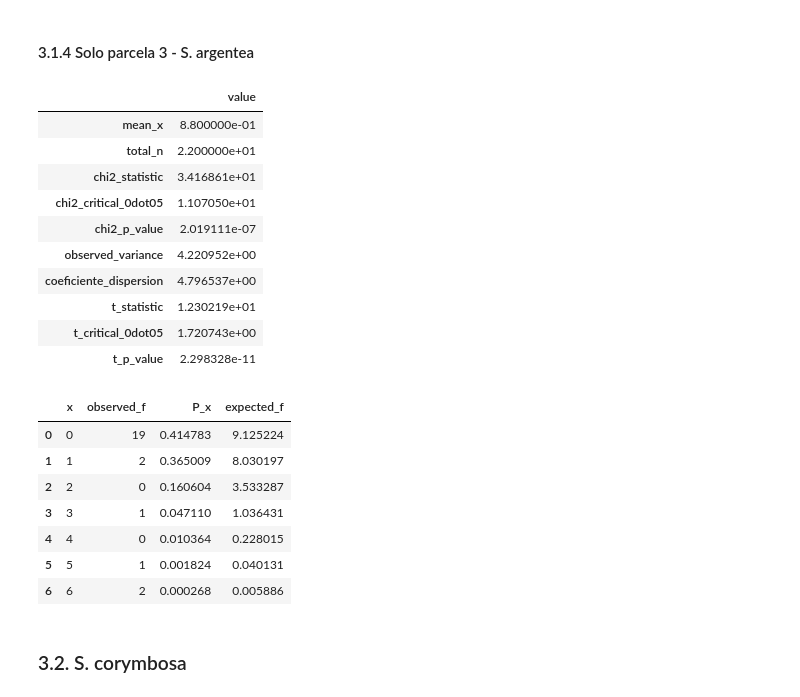
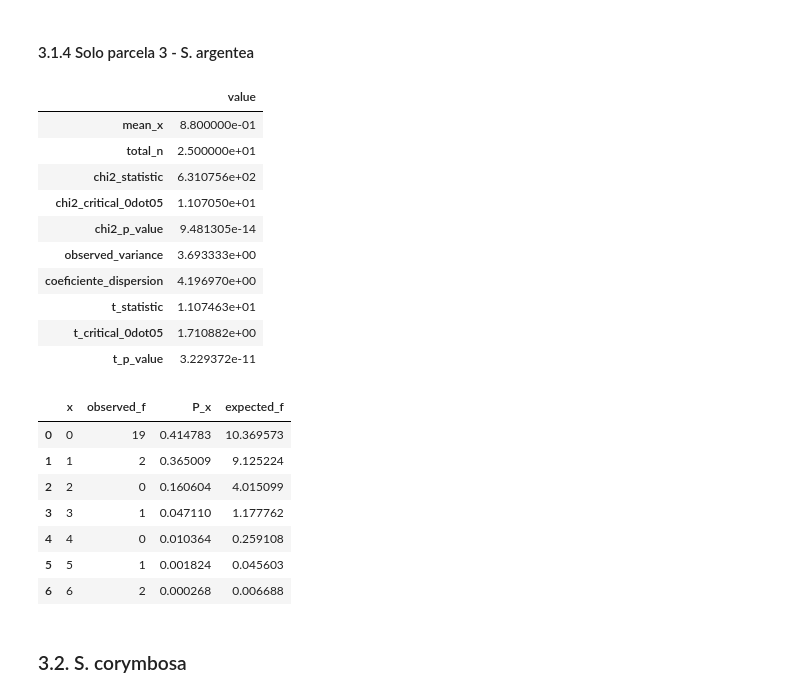
Before and after one commit to hdescobarh/simulaciones-ecologia, a Jupyter notebook: simulation_notebooks_es/distribucion_espacial_especie/distribucion_espacial.ipynb, the cells around one changed output. Drawn from its saved outputs; the diff is of its cells as text; code cells hidden in the pictures.

```diff
--- a/simulation_notebooks_es/distribucion_espacial_especie/distribucion_espacial.ipynb
+++ b/simulation_notebooks_es/distribucion_espacial_especie/distribucion_espacial.ipynb
@@ -77,34 +77,39 @@ $$S = \sqrt{\frac{2}{n-1}}$$
 - $t_obs$ Estádistico t-Student. Grados de libertad: $n-1$.
 $$t_{obs} = \frac{\text{C.D.}-1}{S_e}$$
 # %%
-def do_analysis_argentea(parcelas_df, specie_index: int):
+def do_analysis(parcelas_df: pd.DataFrame, specie_index: int):
     specie = ["individuos_argentea", "individuos_corymbosa"][specie_index]
     mean_individuals = parcelas_df[specie].mean()
-    total_individuals = parcelas_df[specie].sum()
-    all_plots: dict[int, object]= dict(parcelas_df[specie].value_counts())
-    for id in range(0, max(all_plots.keys())):
-        if id not in all_plots.keys():
-            all_plots[id] = 0
-    all_plots_df= pd.DataFrame.from_dict(all_plots, orient="index", columns= ["observed_f"]).sort_index().reset_index()
-    all_plots_df.rename(columns= {"index": "x"}, inplace= True)
+    total_plots = len(parcelas_df.index)
+    frequency_table: dict[int, object]= dict(parcelas_df[specie].value_counts())
+    for id in range(0, max(frequency_table.keys())):
+        if id not in frequency_table.keys():
+            frequency_table[id] = 0
+    frequency_table_df= pd.DataFrame.from_dict(frequency_table, orient="index", columns= ["observed_f"]).sort_index().reset_index()
+    frequency_table_df.rename(columns= {"index": "x"}, inplace= True)
+
     # chi-square test
-    all_plots_df["P_x"] = all_plots_df.apply(lambda row: (np.power(mean_individuals,row.x) / ( np.exp(mean_individuals) *  np.math.factorial(row.x) )), axis=1) # type: ignore
-    all_plots_df["expected_f"] = all_plots_df.apply(lambda row: total_individuals * row.P_x, axis=1) # type: ignore
-    chi2_statistic = all_plots_df.apply(lambda row: (np.power(row.observed_f - row.expected_f, 2))/ row.expected_f, axis=1).sum()/(total_individuals-1)
-    chi2_freedom_degrees = len(all_plots_df.index) - 2 # total categories - 2
+    frequency_table_df["P_x"] = frequency_table_df.apply(lambda row: (np.power(mean_individuals,row.x) / ( np.exp(mean_individuals) *  np.math.factorial(row.x) )), axis=1) # type: ignore
+    frequency_table_df["expected_f"] = frequency_table_df.apply(lambda row: total_plots * row.P_x, axis=1) # type: ignore
+    chi2_statistic = frequency_table_df.apply(lambda row: (np.power(row.observed_f - row.expected_f, 2))/ row.expected_f, axis=1).sum()
+    chi2_freedom_degrees = len(frequency_table_df.index) - 2 # total classes - 2
     chi2_critical = chi2.ppf(0.95, chi2_freedom_degrees)
     chi2_p_value = 1-t.cdf(chi2_statistic, chi2_freedom_degrees)
 
     # t-Student test
-    observed_variance = all_plots_df.apply(lambda row: row.observed_f* np.power((row.x - mean_individuals), 2), axis=1).sum() / (total_individuals-1)
+    observed_variance = frequency_table_df.apply(
+        lambda row: row.observed_f * np.power((row.x - mean_individuals), 2), axis=1
+        ).sum() / (total_plots-1)
     coeficiente_dispersion = observed_variance / mean_individuals
-    t_statistic = (coeficiente_dispersion - 1)/(np.sqrt(2/(total_individuals-1)))
-    t_freedom_degrees = total_individuals-1
+    t_statistic = (coeficiente_dispersion - 1)/(np.sqrt(2/(total_plots-1)))
+    t_freedom_degrees = total_plots-1
     t_critical = t.ppf(0.95, t_freedom_degrees)
     t_p_value = 1-t.cdf(t_statistic, t_freedom_degrees)
+
+    # Summarize
     summary = pd.DataFrame.from_dict({
         "mean_x": mean_individuals,
-        "total_n": total_individuals,
+        "total_n": total_plots,
         "chi2_statistic": chi2_statistic,
         "chi2_critical_0dot05": chi2_critical,
         "chi2_p_value": chi2_p_value,
@@ -114,7 +119,7 @@ def do_analysis_argentea(parcelas_df, specie_index: int):
         "t_critical_0dot05": t_critical,
         "t_p_value": t_p_value
     }, orient = "index", columns = ["value"])
-    output = summary, all_plots_df
+    output = summary, frequency_table_df
     return output
 # %% [markdown]
 ## 3. Resultados
@@ -220,31 +225,31 @@ plot_two_df_argentea
 # %% [markdown]
 #### 3.1.4 Solo parcela 3 - S. argentea
 # %%
-plot_three_summary_argentea, plot_three_df_argentea = do_analysis_argentea(parcelas_df.query("parcela == 3"), 0)
+plot_three_summary_argentea, plot_three_df_argentea = do_analysis(parcelas_df.query("parcela == 3"), 0)
 plot_three_summary_argentea
 # %% [output]
 |  | value |
 | mean_x | 8.800000e-01 |
-| total_n | 2.200000e+01 |
-| chi2_statistic | 3.416861e+01 |
+| total_n | 2.500000e+01 |
+| chi2_statistic | 6.310756e+02 |
 | chi2_critical_0dot05 | 1.107050e+01 |
-| chi2_p_value | 2.019111e-07 |
-| observed_variance | 4.220952e+00 |
-| coeficiente_dispersion | 4.796537e+00 |
-| t_statistic | 1.230219e+01 |
-| t_critical_0dot05 | 1.720743e+00 |
-| t_p_value | 2.298328e-11 |
+| chi2_p_value | 9.481305e-14 |
+| observed_variance | 3.693333e+00 |
+| coeficiente_dispersion | 4.196970e+00 |
+| t_statistic | 1.107463e+01 |
+| t_critical_0dot05 | 1.710882e+00 |
+| t_p_value | 3.229372e-11 |
 # %%
 plot_three_df_argentea
 # %% [output]
 |  | x | observed_f | P_x | expected_f |
-| 0 | 0 | 19 | 0.414783 | 9.125224 |
-| 1 | 1 | 2 | 0.365009 | 8.030197 |
-| 2 | 2 | 0 | 0.160604 | 3.533287 |
-| 3 | 3 | 1 | 0.047110 | 1.036431 |
-| 4 | 4 | 0 | 0.010364 | 0.228015 |
-| 5 | 5 | 1 | 0.001824 | 0.040131 |
-| 6 | 6 | 2 | 0.000268 | 0.005886 |
+| 0 | 0 | 19 | 0.414783 | 10.369573 |
+| 1 | 1 | 2 | 0.365009 | 9.125224 |
+| 2 | 2 | 0 | 0.160604 | 4.015099 |
+| 3 | 3 | 1 | 0.047110 | 1.177762 |
+| 4 | 4 | 0 | 0.010364 | 0.259108 |
+| 5 | 5 | 1 | 0.001824 | 0.045603 |
+| 6 | 6 | 2 | 0.000268 | 0.006688 |
 # %% [markdown]
 ### 3.2. S. corymbosa
 # %% [markdown]
```
Also changed, not shown: parts of 17 cells of this notebook, 2 other files.
